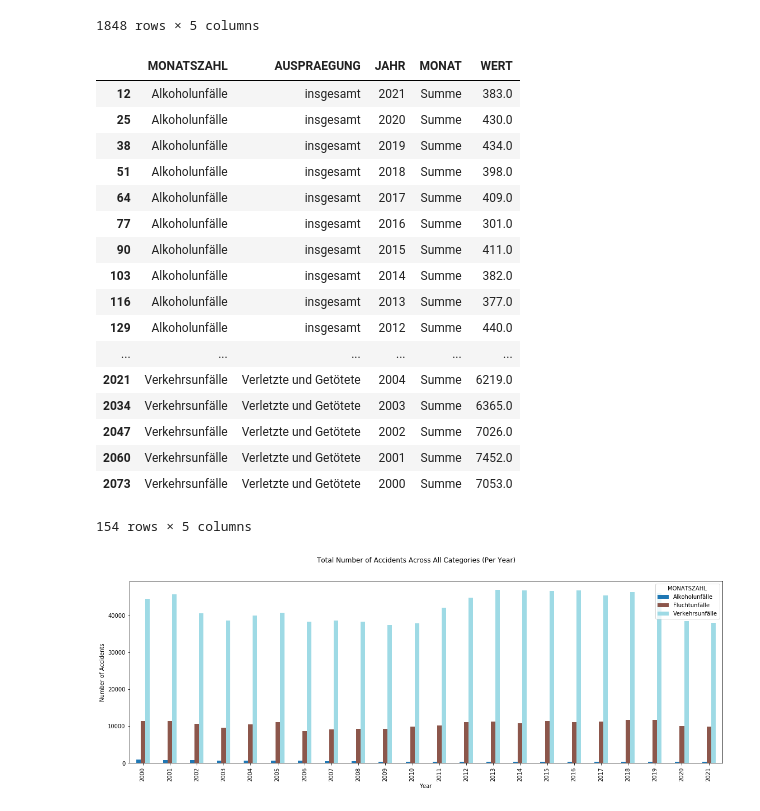
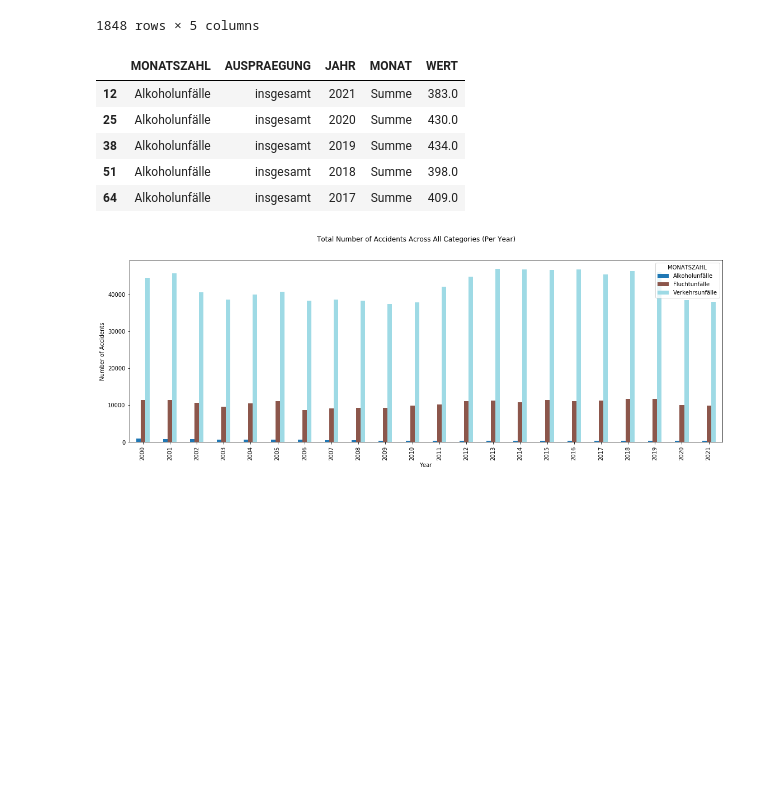
Before and after one commit to vocalcodes/dps_AI_challenge, a Jupyter notebook: main.ipynb, the cells around one changed output. Drawn from its saved outputs; the diff is of its cells as text; code cells hidden in the pictures; blank space fills up the shorter version.

```diff
--- a/main.ipynb
+++ b/main.ipynb
@@ -104,24 +111,12 @@ df
 | 2085 | Verkehrsunfälle | Verletzte und Getötete | 2000 | 2000-12-01 | 515.0 |
 1848 rows × 5 columns
 # %%
-df_summe
+df_summe.head()
 # %% [output]
 |  | MONATSZAHL | AUSPRAEGUNG | JAHR | MONAT | WERT |
 | 12 | Alkoholunfälle | insgesamt | 2021 | Summe | 383.0 |
 | 25 | Alkoholunfälle | insgesamt | 2020 | Summe | 430.0 |
 | 38 | Alkoholunfälle | insgesamt | 2019 | Summe | 434.0 |
 | 51 | Alkoholunfälle | insgesamt | 2018 | Summe | 398.0 |
 | 64 | Alkoholunfälle | insgesamt | 2017 | Summe | 409.0 |
-| 77 | Alkoholunfälle | insgesamt | 2016 | Summe | 301.0 |
-| 90 | Alkoholunfälle | insgesamt | 2015 | Summe | 411.0 |
-| 103 | Alkoholunfälle | insgesamt | 2014 | Summe | 382.0 |
-| 116 | Alkoholunfälle | insgesamt | 2013 | Summe | 377.0 |
-| 129 | Alkoholunfälle | insgesamt | 2012 | Summe | 440.0 |
-| ... | ... | ... | ... | ... | ... |
-| 2021 | Verkehrsunfälle | Verletzte und Getötete | 2004 | Summe | 6219.0 |
-| 2034 | Verkehrsunfälle | Verletzte und Getötete | 2003 | Summe | 6365.0 |
-| 2047 | Verkehrsunfälle | Verletzte und Getötete | 2002 | Summe | 7026.0 |
-| 2060 | Verkehrsunfälle | Verletzte und Getötete | 2001 | Summe | 7452.0 |
-| 2073 | Verkehrsunfälle | Verletzte und Getötete | 2000 | Summe | 7053.0 |
-154 rows × 5 columns
 # %%
```
Also changed, not shown: parts of 36 cells of this notebook, 2 other files.
